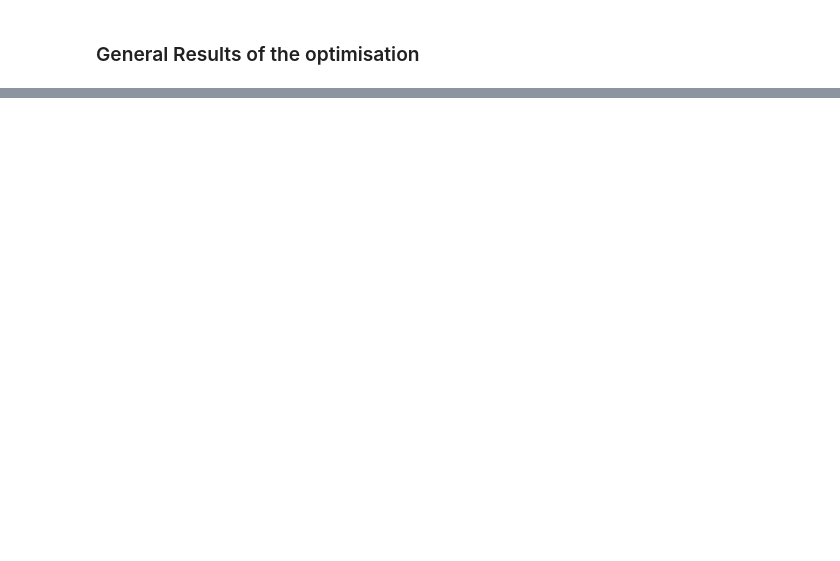
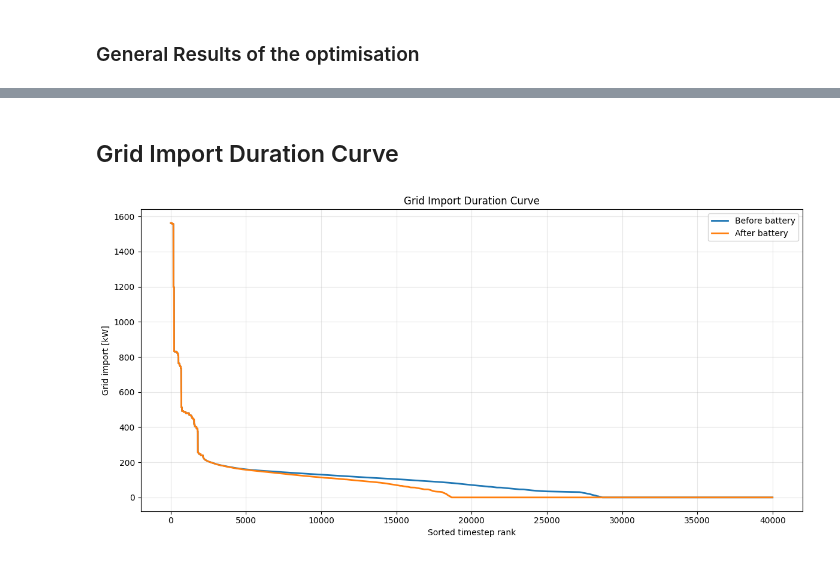
Before and after one commit to diegomalsiner1/CS1-Swiss-Post, a Jupyter notebook: results_sheet.ipynb, the cells around one changed output, grey strips where cells are left out. Cells and saved outputs as stored; diff of their text form; code cells hidden in the pictures; blank space fills up the shorter version.

```diff
--- a/results_sheet.ipynb
+++ b/results_sheet.ipynb
@@ -29,0 +153,19 @@ display(kpi_df.style.format({"Value": "{:,.2f}"}))
+# %%
+display(Markdown("## Grid Import Duration Curve"))
+
+baseline_duration = df["baseline_grid_import"].sort_values(ascending=False).reset_index(drop=True)
+optimized_duration = df["grid_flow"].sort_values(ascending=False).reset_index(drop=True)
+
+fig, ax = plt.subplots(figsize=(12, 6))
+ax.plot(baseline_duration.index + 1, baseline_duration, label="Before battery", linewidth=2)
+ax.plot(optimized_duration.index + 1, optimized_duration, label="After battery", linewidth=2)
+ax.set_xlabel("Sorted timestep rank")
+ax.set_ylabel("Grid import [kW]")
+ax.set_title("Grid Import Duration Curve")
+ax.grid(True, alpha=0.3)
+ax.legend()
+plt.tight_layout()
+plt.show()
+# %% [output]
+## Grid Import Duration Curve
+[figure, added]
```
Also changed, not shown: parts of 11 cells of this notebook, 4 other files.
